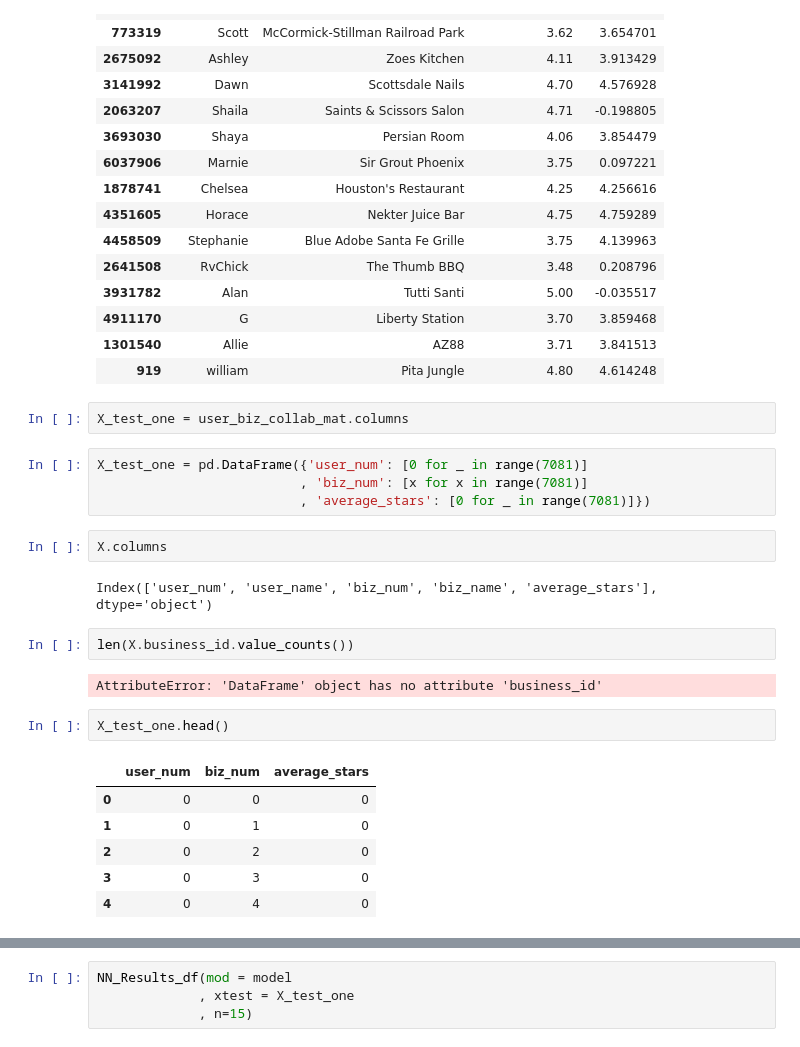
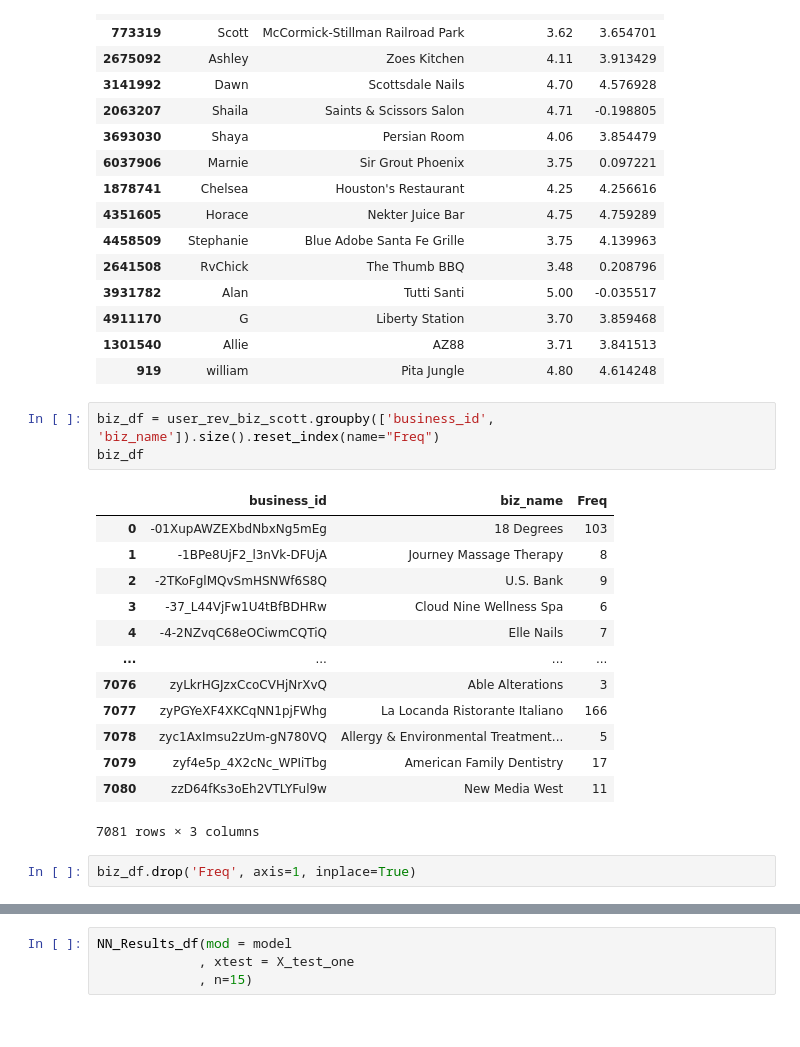
Before and after one commit to yuchild/yelp_cap3_jupyter, a Jupyter notebook: yelp_users_help_from_yelp.ipynb, the cells around one changed output, grey strips where cells are left out. Saved outputs shown, nothing was run; the diff lists cells and outputs as text.

```diff
--- a/yelp_users_help_from_yelp.ipynb
+++ b/yelp_users_help_from_yelp.ipynb
@@ -571,26 +559,22 @@ NN_Results_df(mod = model
 | 4911170 | G | Liberty Station | 3.70 | 3.859468 |
 | 1301540 | Allie | AZ88 | 3.71 | 3.841513 |
 | 919 | william | Pita Jungle | 4.80 | 4.614248 |
-# %%
-X_test_one = user_biz_collab_mat.columns
-# %%
-X_test_one = pd.DataFrame({'user_num': [0 for _ in range(7081)]
-                          , 'biz_num': [x for x in range(7081)]
-                          , 'average_stars': [0 for _ in range(7081)]})
-# %%
-X.columns
-# %% [output]
-Index(['user_num', 'user_name', 'biz_num', 'biz_name', 'average_stars'], dtype='object')
-# %%
-len(X.business_id.value_counts())
-# %% [output]
-AttributeError: 'DataFrame' object has no attribute 'business_id'
-# %%
-X_test_one.head()
-# %% [output]
-|  | user_num | biz_num | average_stars |
-| 0 | 0 | 0 | 0 |
-| 1 | 0 | 1 | 0 |
-| 2 | 0 | 2 | 0 |
-| 3 | 0 | 3 | 0 |
-| 4 | 0 | 4 | 0 |
+# %%
+biz_df = user_rev_biz_scott.groupby(['business_id', 'biz_name']).size().reset_index(name="Freq")
+biz_df
+# %% [output]
+|  | business_id | biz_name | Freq |
+| 0 | -01XupAWZEXbdNbxNg5mEg | 18 Degrees | 103 |
+| 1 | -1BPe8UjF2_l3nVk-DFUjA | Journey Massage Therapy | 8 |
+| 2 | -2TKoFglMQvSmHSNWf6S8Q | U.S. Bank | 9 |
+| 3 | -37_L44VjFw1U4tBfBDHRw | Cloud Nine Wellness Spa | 6 |
+| 4 | -4-2NZvqC68eOCiwmCQTiQ | Elle Nails | 7 |
+| ... | ... | ... | ... |
+| 7076 | zyLkrHGJzxCcoCVHjNrXvQ | Able Alterations | 3 |
+| 7077 | zyPGYeXF4XKCqNN1pjFWhg | La Locanda Ristorante Italiano | 166 |
+| 7078 | zyc1AxImsu2zUm-gN780VQ | Allergy & Environmental Treatment... | 5 |
+| 7079 | zyf4e5p_4X2cNc_WPIiTbg | American Family Dentistry | 17 |
+| 7080 | zzD64fKs3oEh2VTLYFul9w | New Media West | 11 |
+7081 rows × 3 columns
+# %%
+biz_df.drop('Freq', axis=1, inplace=True)
```
Also changed, not shown: parts of 44 cells of this notebook, 12 other files.
